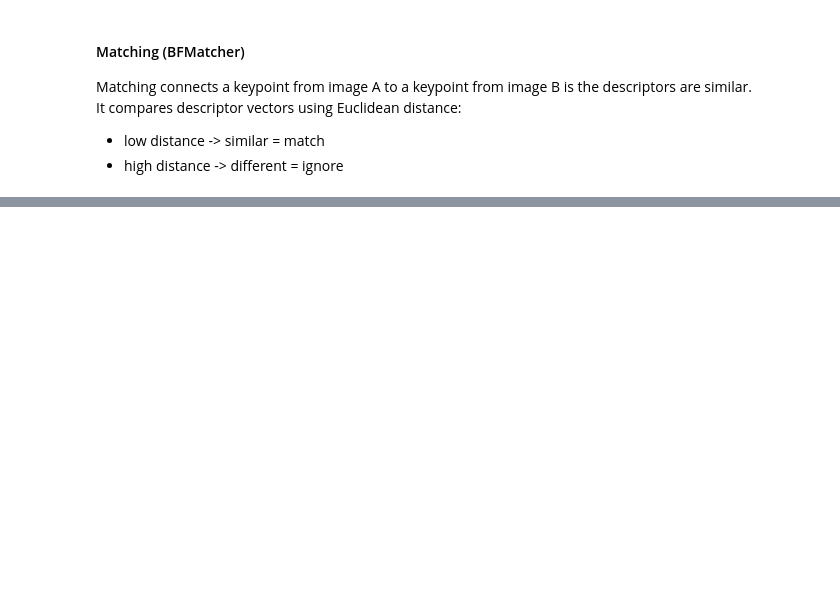
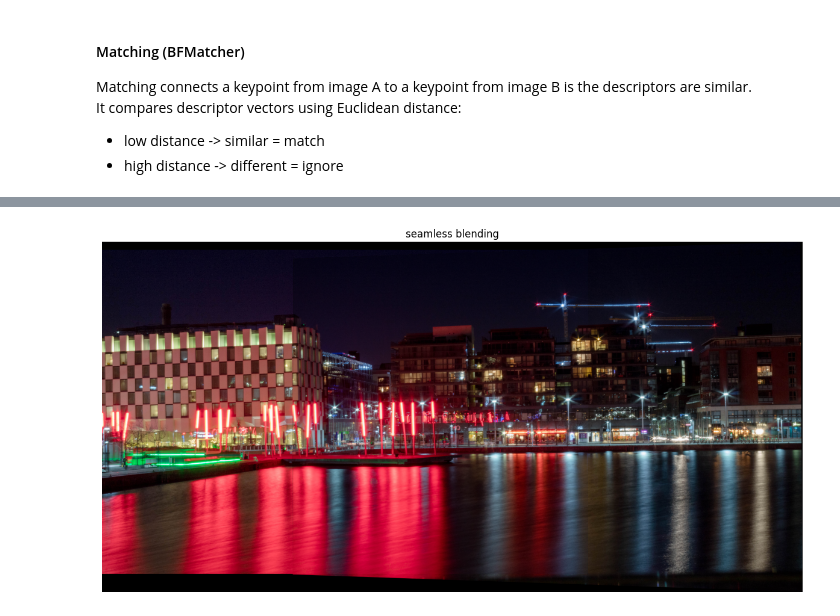
Before and after one commit to imgproc-panorama/panorma-stitcher, a Jupyter notebook: src/tests.ipynb, the cells around one changed output, grey strips where cells are left out. Drawn from its saved outputs; the diff is of its cells as text; code cells hidden in the pictures; blank space fills up the shorter version.

```diff
--- a/src/tests.ipynb
+++ b/src/tests.ipynb
@@ -122,0 +204,30 @@ This is where false matches are filtered out, geometric transformations are comp
+# %%
+#warped_img1 and warped_img2 are the same canvas size
+canvas_h, canvas_w = warped_img1.shape[:2]
+
+# create a weight map for blending
+# simple horizontal blending: left image fades out right image fades in
+blend = np.zeros_like(warped_img1, dtype=np.float32)
+
+# compute horizontal weights based on nonzero pixels
+mask1 = (warped_img1 > 0).astype(np.float32)
+mask2 = (warped_img2 > 0).astype(np.float32)
+
+# compute sum of masks to normalize weights
+weight_sum = mask1 + mask2
+weight_sum[weight_sum == 0] = 1  # no division by zero
+
+# weighted combination
+blend = (warped_img1.astype(np.float32) * mask1 + warped_img2.astype(np.float32) * mask2) / weight_sum
+
+# convert back to uint8
+blend = np.clip(blend, 0, 255).astype(np.uint8)
+
+# display
+plt.figure(figsize=(15,8))
+plt.imshow(cv2.cvtColor(blend, cv2.COLOR_BGR2RGB))
+plt.axis("off")
+plt.title("seamless blending")
+plt.show()
+# %% [output]
+[figure, added]
```
Also changed, not shown: parts of 9 cells of this notebook.
